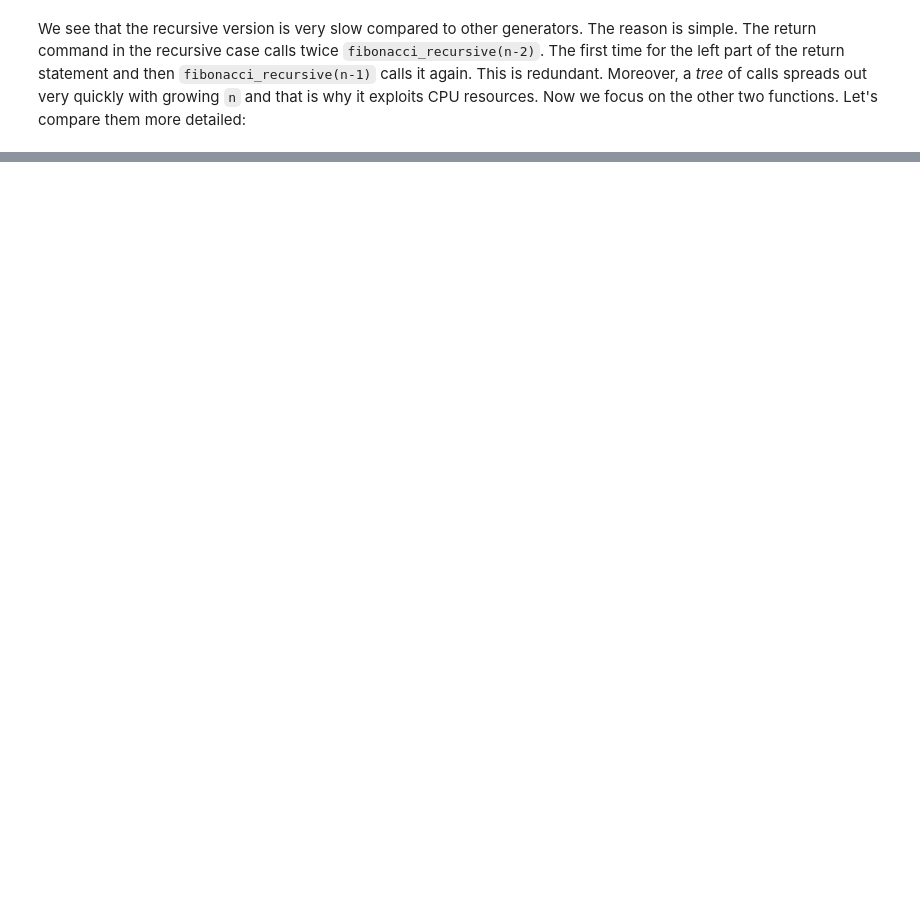
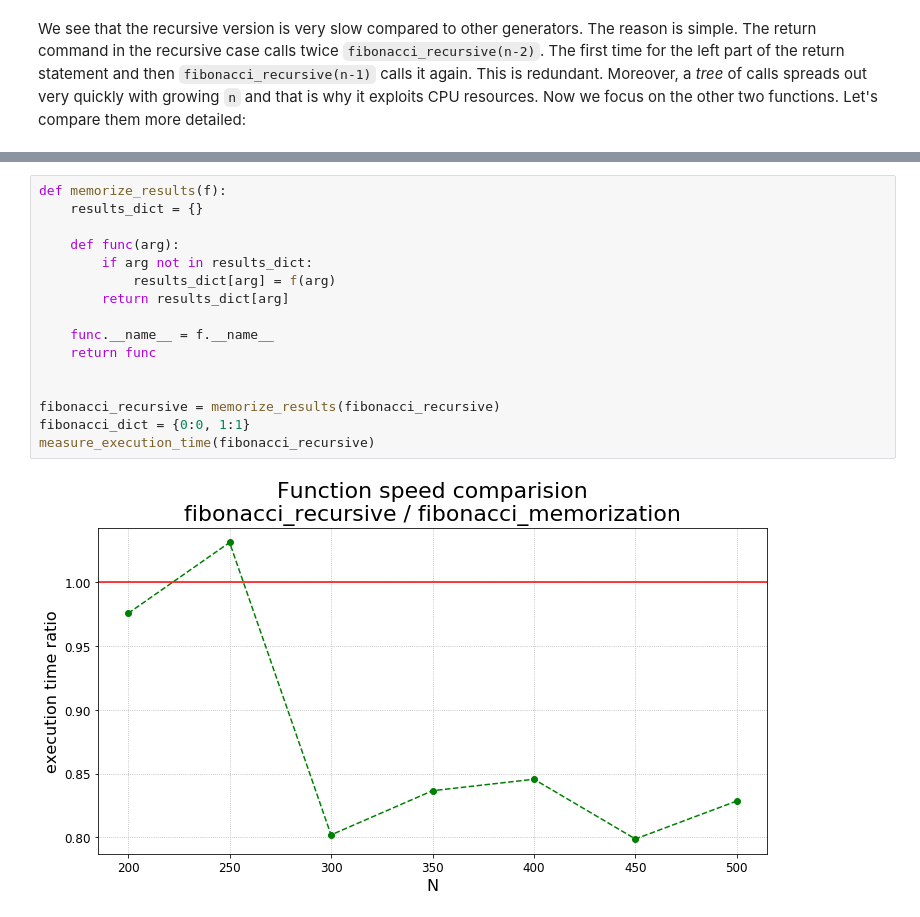
Before and after one commit to pbrus/fibonacci-numbers-python, a Jupyter notebook: fibonacci-numbers.ipynb, the cells around one changed output, grey strips where cells are left out. Saved outputs shown, nothing was run; the diff lists cells and outputs as text; blank space fills up the shorter version.

```diff
--- a/fibonacci-numbers.ipynb
+++ b/fibonacci-numbers.ipynb
@@ -128,0 +148,18 @@ We can notice that the `fibonacci_memorization()` function is faster than the it
+# %%
+def memorize_results(f):
+    results_dict = {}
+
+    def func(arg):
+        if arg not in results_dict:
+            results_dict[arg] = f(arg)
+        return results_dict[arg]
+
+    func.__name__ = f.__name__
+    return func
+
+
+fibonacci_recursive = memorize_results(fibonacci_recursive)
+fibonacci_dict = {0:0, 1:1}
+measure_execution_time(fibonacci_recursive)
+# %% [output]
+[figure, added]
```
Also changed, not shown: parts of 6 cells of this notebook.
